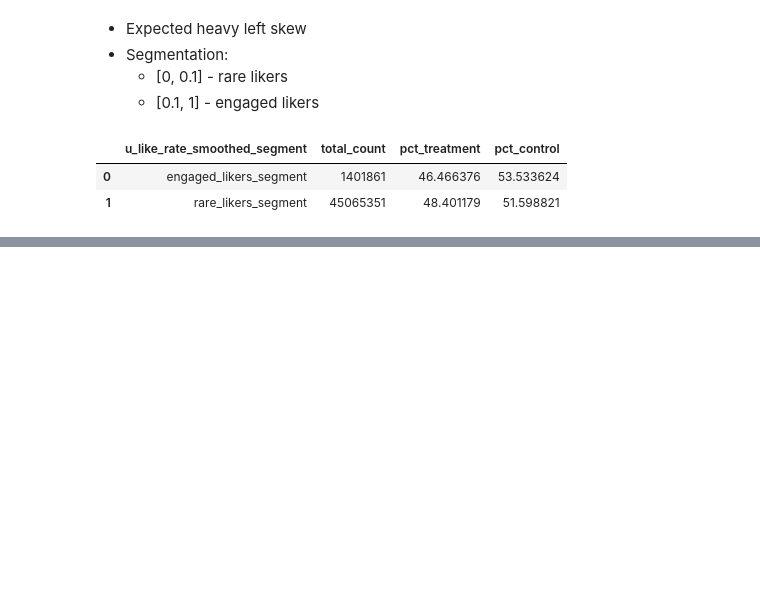
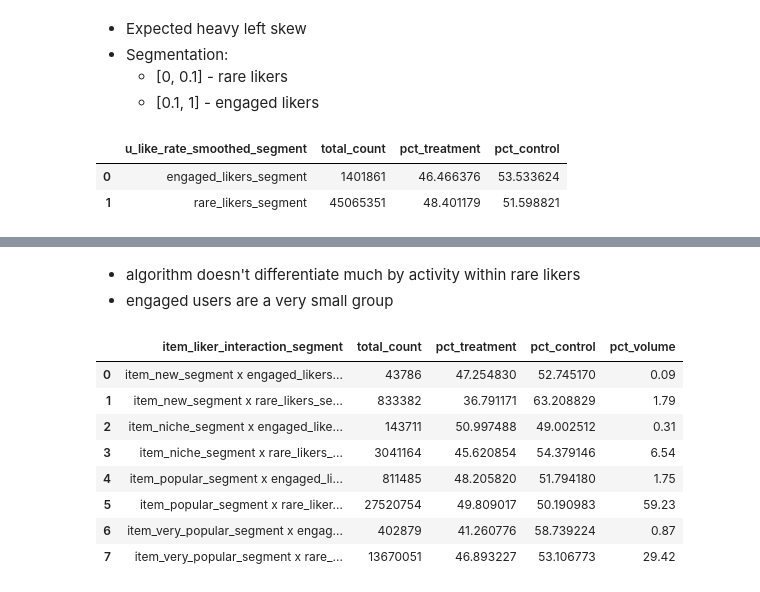
Before and after one commit to kirillous/YAMBDA-analysis-pt2, a Jupyter notebook: notebooks/segments.ipynb, the cells around one changed output, grey strips where cells are left out. Cells and saved outputs as stored; diff of their text form; code cells hidden in the pictures; blank space fills up the shorter version.

```diff
--- a/notebooks/segments.ipynb
+++ b/notebooks/segments.ipynb
@@ -174,0 +277,31 @@ u_like_rate_smoothed_segment_summary
+# %% [markdown]
+- algorithm doesn't differentiate much by activity within rare likers
+- engaged users are a very small group
+# %%
+# 2D interactions: item prior plays x user like rate
+
+item_like_segment_interactions_2d = duckdb.sql(
+  segments_cte + """
+SELECT
+  item_seg || ' x ' || liker_seg AS item_liker_interaction_segment,
+  COUNT(*) AS total_count,
+  100 * AVG(CASE WHEN is_algo = 1 THEN 1 ELSE 0 END) AS pct_treatment,
+  100 - 100 * AVG(CASE WHEN is_algo = 1 THEN 1 ELSE 0 END) AS pct_control
+FROM segmented
+WHERE item_seg IS NOT NULL AND liker_seg IS NOT NULL
+GROUP BY item_seg, liker_seg
+ORDER BY item_seg, liker_seg
+"""
+).to_df()
+item_like_segment_interactions_2d["pct_volume"] = (item_like_segment_interactions_2d["total_count"] / item_like_segment_interactions_2d["total_count"].sum() * 100).round(2)
+item_like_segment_interactions_2d
+# %% [output]
+|  | item_liker_interaction_segment | total_count | pct_treatment | pct_control | pct_volume |
+| 0 | item_new_segment x engaged_likers... | 43786 | 47.254830 | 52.745170 | 0.09 |
+| 1 | item_new_segment x rare_likers_se... | 833382 | 36.791171 | 63.208829 | 1.79 |
+| 2 | item_niche_segment x engaged_like... | 143711 | 50.997488 | 49.002512 | 0.31 |
+| 3 | item_niche_segment x rare_likers_... | 3041164 | 45.620854 | 54.379146 | 6.54 |
+| 4 | item_popular_segment x engaged_li... | 811485 | 48.205820 | 51.794180 | 1.75 |
+| 5 | item_popular_segment x rare_liker... | 27520754 | 49.809017 | 50.190983 | 59.23 |
+| 6 | item_very_popular_segment x engag... | 402879 | 41.260776 | 58.739224 | 0.87 |
+| 7 | item_very_popular_segment x rare_... | 13670051 | 46.893227 | 53.106773 | 29.42 |
```
Also changed, not shown: parts of 9 cells of this notebook.
